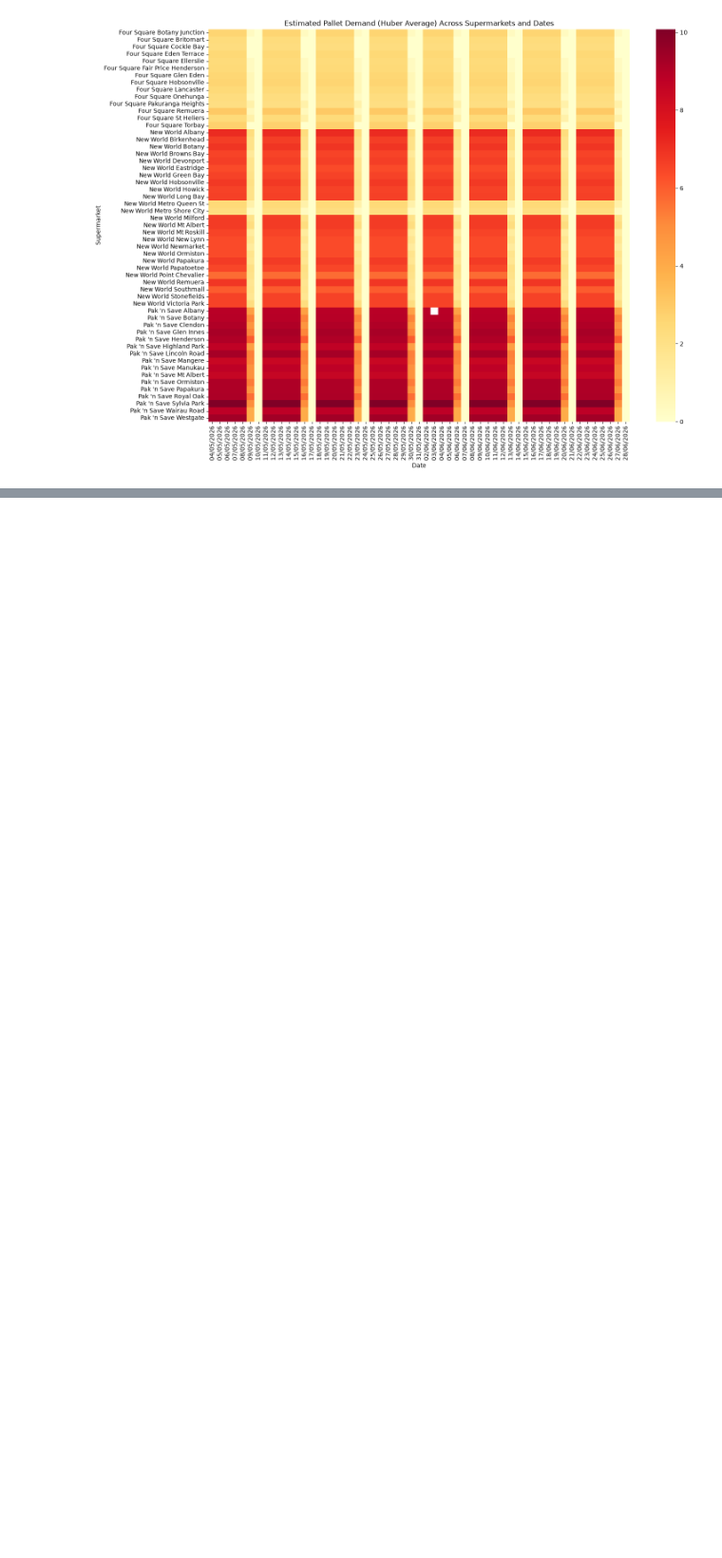
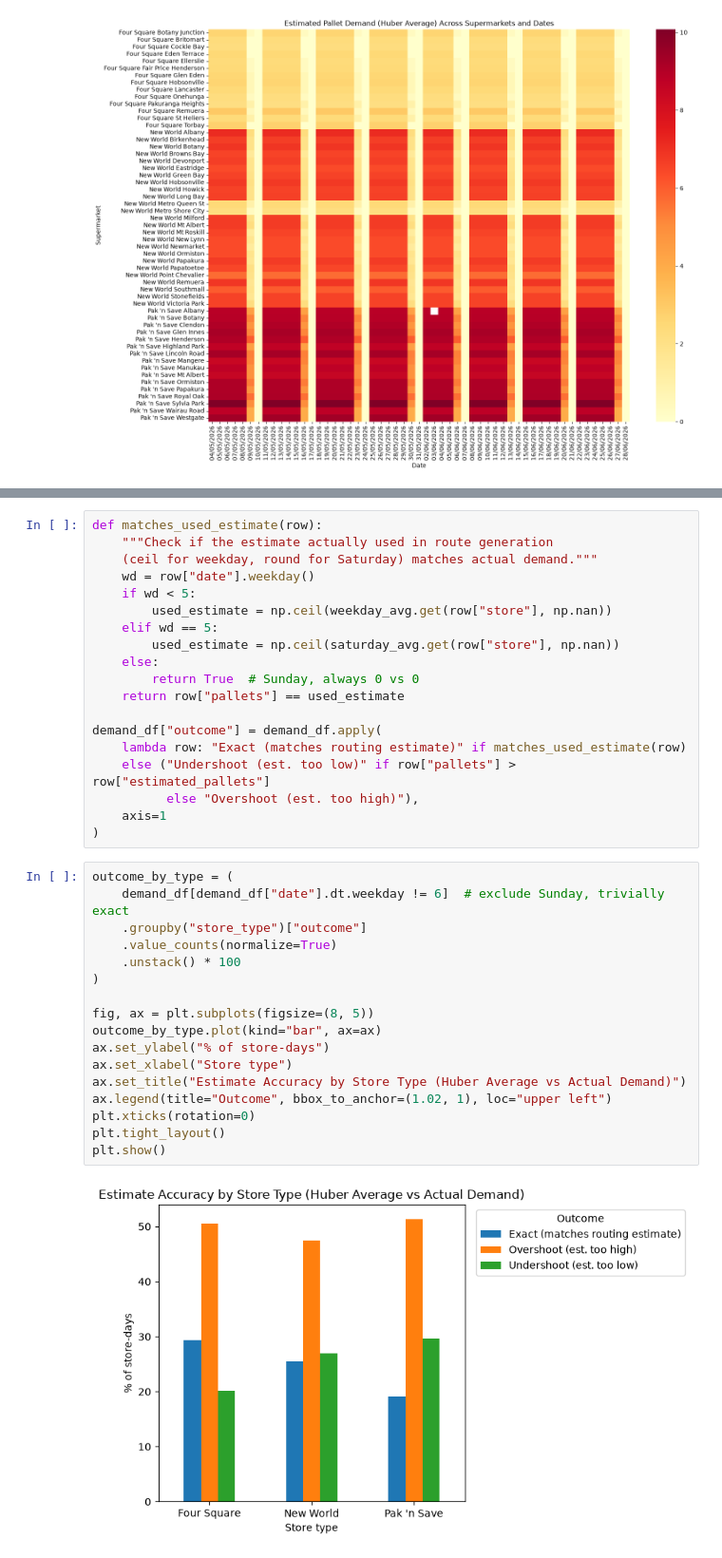
Before and after one commit to avi-nz/ENGSCI-263-Team-01, a Jupyter notebook: main.ipynb, the cells around one changed output, grey strips where cells are left out. Shown at 95% size. Saved outputs shown, nothing was run; the diff lists cells and outputs as text; blank space fills up the shorter version.

```diff
--- a/main.ipynb
+++ b/main.ipynb
@@ -208,0 +228,38 @@ plt.show()
+# %%
+def matches_used_estimate(row):
+    """Check if the estimate actually used in route generation
+    (ceil for weekday, round for Saturday) matches actual demand."""
+    wd = row["date"].weekday()
+    if wd < 5:
+        used_estimate = np.ceil(weekday_avg.get(row["store"], np.nan))
+    elif wd == 5:
+        used_estimate = np.ceil(saturday_avg.get(row["store"], np.nan))
+    else:
+        return True  # Sunday, always 0 vs 0
+    return row["pallets"] == used_estimate
+
+demand_df["outcome"] = demand_df.apply(
+    lambda row: "Exact (matches routing estimate)" if matches_used_estimate(row)
+    else ("Undershoot (est. too low)" if row["pallets"] > row["estimated_pallets"]
+          else "Overshoot (est. too high)"),
+    axis=1
+)
+# %%
+outcome_by_type = (
+    demand_df[demand_df["date"].dt.weekday != 6]  # exclude Sunday, trivially exact
+    .groupby("store_type")["outcome"]
+    .value_counts(normalize=True)
+    .unstack() * 100
+)
+
+fig, ax = plt.subplots(figsize=(8, 5))
+outcome_by_type.plot(kind="bar", ax=ax)
+ax.set_ylabel("% of store-days")
+ax.set_xlabel("Store type")
+ax.set_title("Estimate Accuracy by Store Type (Huber Average vs Actual Demand)")
+ax.legend(title="Outcome", bbox_to_anchor=(1.02, 1), loc="upper left")
+plt.xticks(rotation=0)
+plt.tight_layout()
+plt.show()
+# %% [output]
+[figure, added]
```
Also changed, not shown: parts of 1 cell of this notebook, 2 other files.
